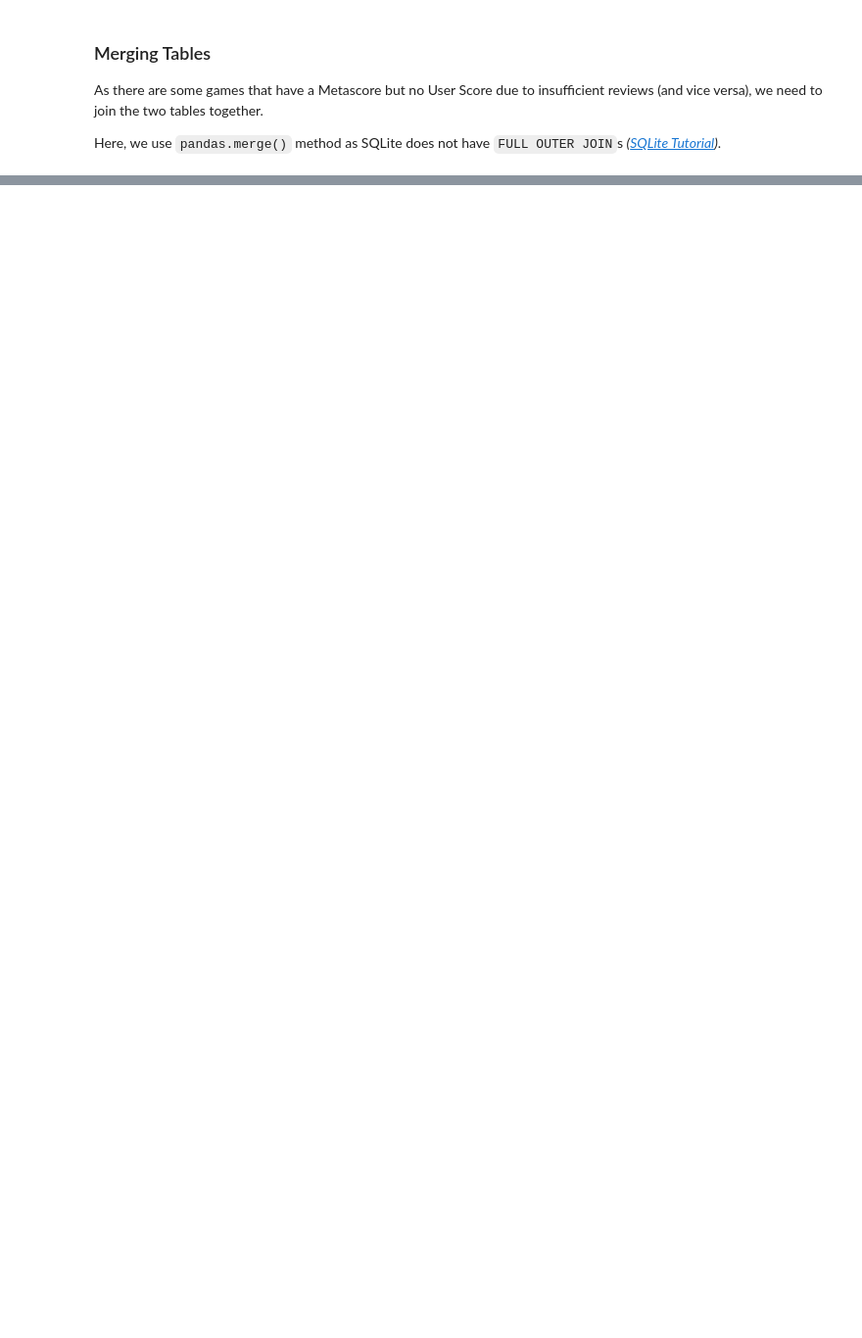
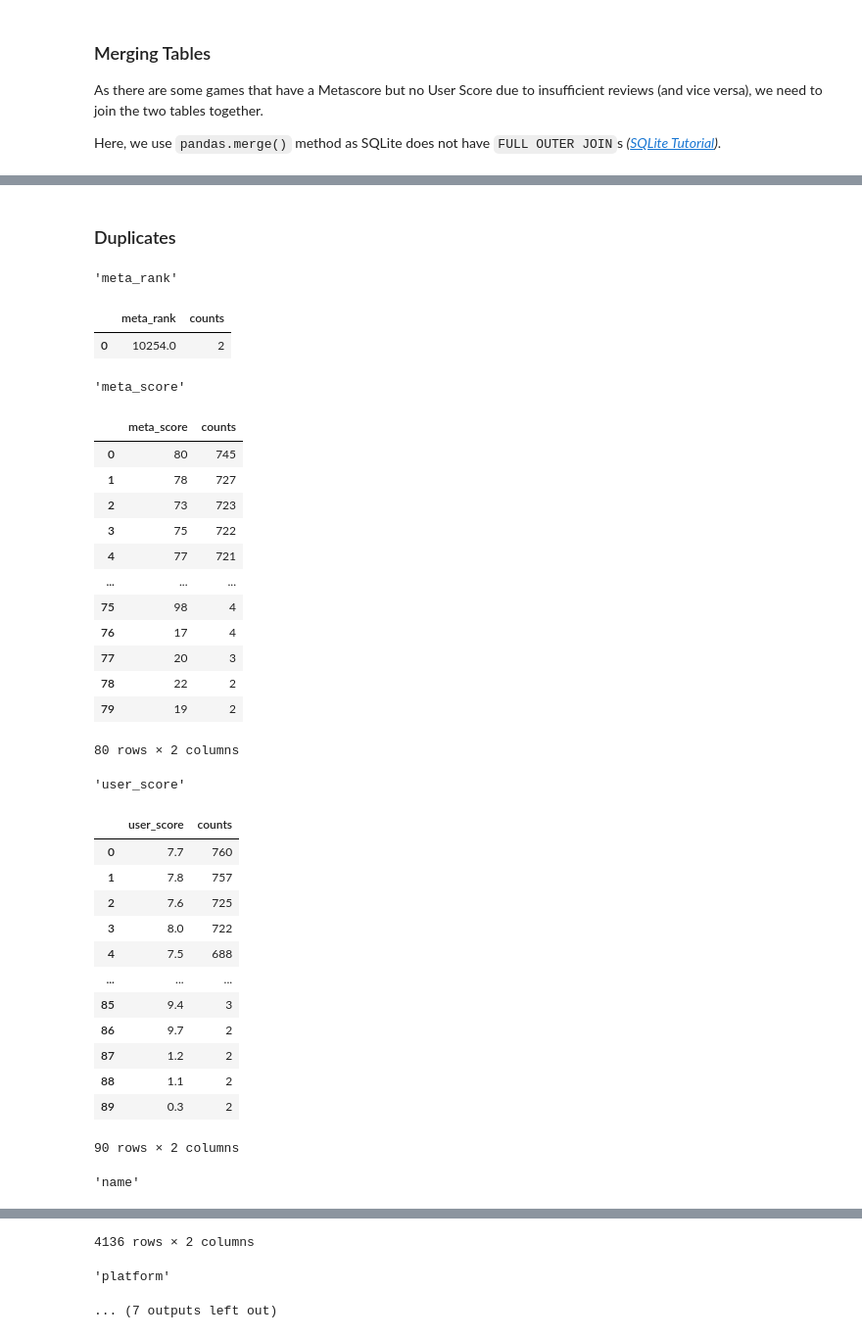
Before and after one commit to henrylin03/video-games, a Jupyter notebook: analysis.ipynb, the cells around one changed output, grey strips where cells are left out. Shown at 98% size. Cells and saved outputs as stored; diff of their text form; code cells hidden in the pictures; blank space fills up the shorter version.

```diff
--- a/analysis.ipynb
+++ b/analysis.ipynb
@@ -73,5 +142,0 @@ merged_df.head(3)
-# %%
-for col in [c for c in merged_df.columns if c.endswith("_rank")]:
-    merged_df[col] = merged_df[col].astype("Int64")  # Int64 type handles null values
-
-merged_df.dtypes  # expected output: `meta_rank` and `user_rank` columns are `Int64 type`
@@ -79,0 +166,51 @@ merged_df.dtypes  # expected output: `meta_rank` and `user_rank` columns are `In
+# %% [markdown]
+### Duplicates
+# %%
+for col in merged_df.columns:
+    dup_df = pd.read_sql_query(
+        f"""
+        SELECT {col},
+            COUNT(*) counts
+        FROM games
+        WHERE {col} NOT NULL
+        GROUP BY 1
+        HAVING counts > 1
+        ORDER BY 2 DESC
+        """,
+        engine,
+    )
+    if not dup_df.empty:
+        display(col, dup_df)
+# %% [output]
+'meta_rank'
+|  | meta_rank | counts |
+| 0 | 10254.0 | 2 |
+'meta_score'
+|  | meta_score | counts |
+| 0 | 80 | 745 |
+| 1 | 78 | 727 |
+| 2 | 73 | 723 |
+| 3 | 75 | 722 |
+| 4 | 77 | 721 |
+| ... | ... | ... |
+| 75 | 98 | 4 |
+| 76 | 17 | 4 |
+| 77 | 20 | 3 |
+| 78 | 22 | 2 |
+| 79 | 19 | 2 |
+80 rows × 2 columns
+'user_score'
+|  | user_score | counts |
+| 0 | 7.7 | 760 |
+| 1 | 7.8 | 757 |
+| 2 | 7.6 | 725 |
+| 3 | 8.0 | 722 |
+| 4 | 7.5 | 688 |
+| ... | ... | ... |
+| 85 | 9.4 | 3 |
+| 86 | 9.7 | 2 |
+| 87 | 1.2 | 2 |
+| 88 | 1.1 | 2 |
+| 89 | 0.3 | 2 |
+90 rows × 2 columns
+'name'
@@ -79,0 +229,3 @@ merged_df.dtypes  # expected output: `meta_rank` and `user_rank` columns are `In
+4136 rows × 2 columns
+'platform'
+... (7 outputs left out)
```
Also changed, not shown: parts of 17 cells of this notebook.
